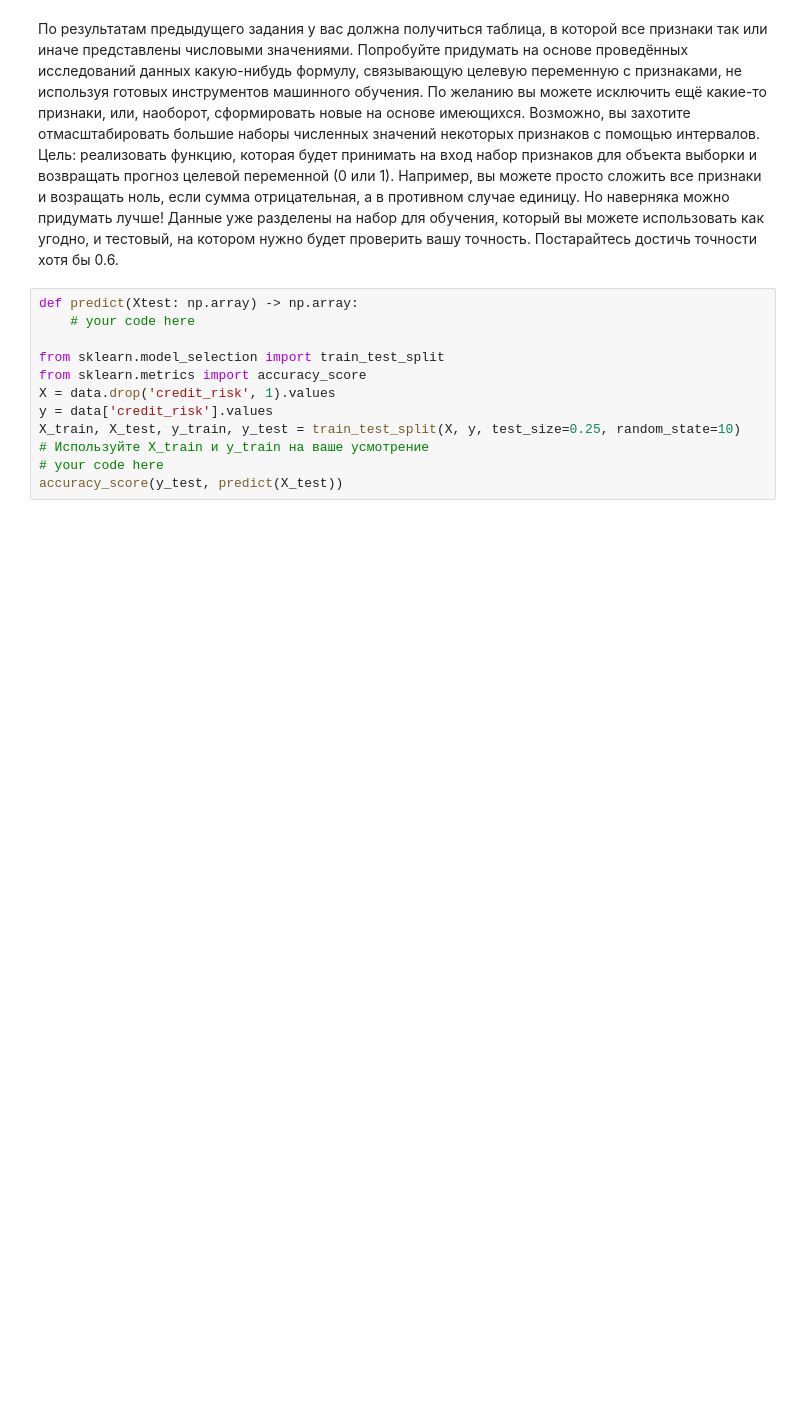
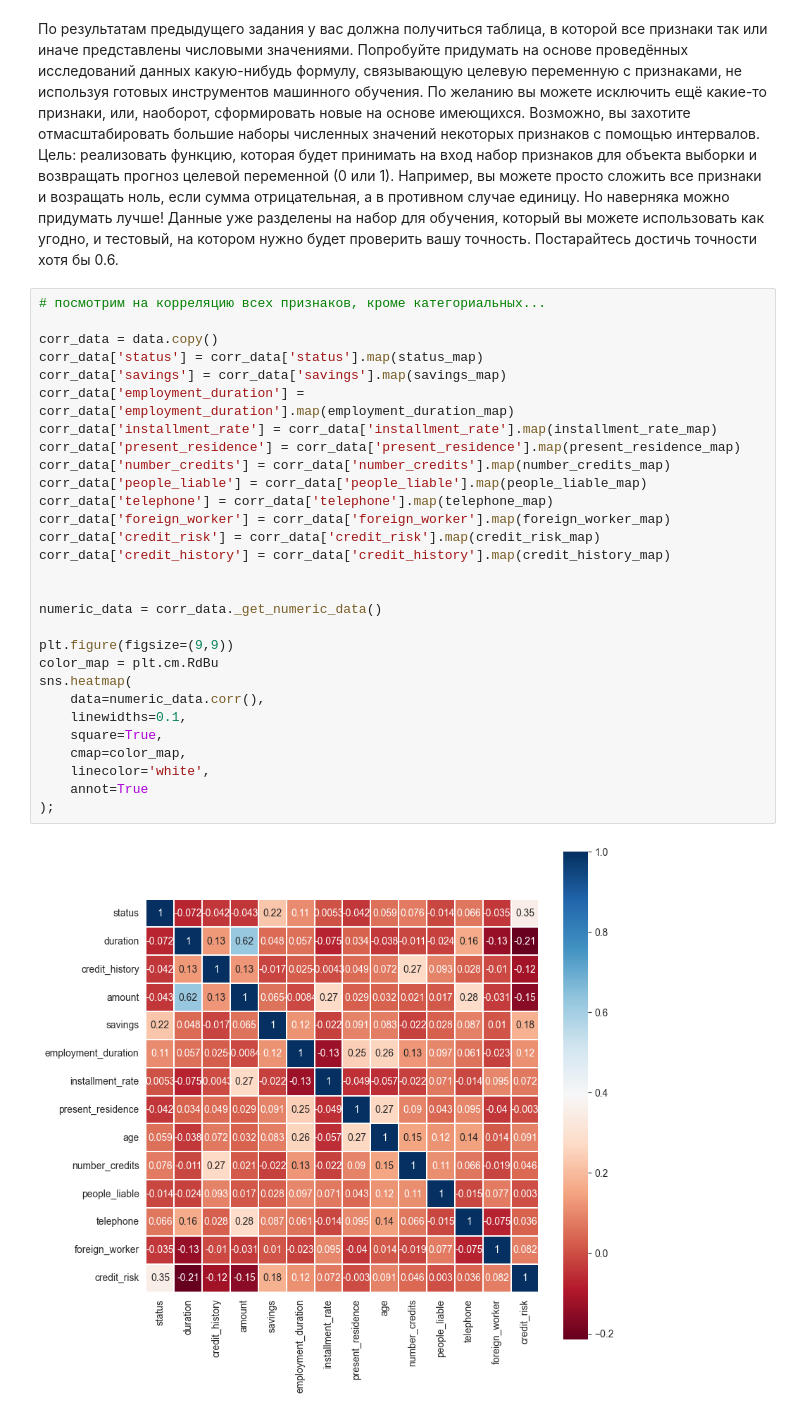
Before and after one commit to LostImagin4tion/iad-intro-ds, a Jupyter notebook: 2023/homeworks/hw03-plots/hw03-EDA.ipynb, the cells around one changed output. Saved outputs shown, nothing was run; the diff lists cells and outputs as text; blank space fills up the shorter version.

```diff
--- a/2023/homeworks/hw03-plots/hw03-EDA.ipynb
+++ b/2023/homeworks/hw03-plots/hw03-EDA.ipynb
@@ -426,15 +585,34 @@ axes.set_title('Scattering of credit duration, amount and age');
 # %% [markdown]
 По результатам предыдущего задания у вас должна получиться таблица, в которой все признаки так или иначе представлены числовыми значениями. Попробуйте придумать на основе проведённых исследований данных какую-нибудь формулу, связывающую целевую переменную с признаками, не используя готовых инструментов машинного обучения. По желанию вы можете исключить ещё какие-то признаки, или, наоборот, сформировать новые на основе имеющихся. Возможно, вы захотите отмасштабировать большие наборы численных значений некоторых признаков с помощью интервалов. Цель: реализовать функцию, которая будет принимать на вход набор признаков для объекта выборки и возвращать прогноз целевой переменной (0 или 1). Например, вы можете просто сложить все признаки и возращать ноль, если сумма отрицательная, а в противном случае единицу. Но наверняка можно придумать лучше!
 Данные уже разделены на набор для обучения, который вы можете использовать как угодно, и тестовый, на котором нужно будет проверить вашу точность. Постарайтесь достичь точности хотя бы 0.6.
-# %%
-def predict(Xtest: np.array) -> np.array:
-    # your code here
-
-from sklearn.model_selection import train_test_split
-from sklearn.metrics import accuracy_score
-X = data.drop('credit_risk', 1).values
-y = data['credit_risk'].values
-X_train, X_test, y_train, y_test = train_test_split(X, y, test_size=0.25, random_state=10)
-# Используйте X_train и y_train на ваше усмотрение
-# your code here
-accuracy_score(y_test, predict(X_test))
+# %%
+# посмотрим на корреляцию всех признаков, кроме категориальных...
+
+corr_data = data.copy()
+corr_data['status'] = corr_data['status'].map(status_map)
+corr_data['savings'] = corr_data['savings'].map(savings_map)
+corr_data['employment_duration'] = corr_data['employment_duration'].map(employment_duration_map)
+corr_data['installment_rate'] = corr_data['installment_rate'].map(installment_rate_map)
+corr_data['present_residence'] = corr_data['present_residence'].map(present_residence_map)
+corr_data['number_credits'] = corr_data['number_credits'].map(number_credits_map)
+corr_data['people_liable'] = corr_data['people_liable'].map(people_liable_map)
+corr_data['telephone'] = corr_data['telephone'].map(telephone_map)
+corr_data['foreign_worker'] = corr_data['foreign_worker'].map(foreign_worker_map)
+corr_data['credit_risk'] = corr_data['credit_risk'].map(credit_risk_map)
+corr_data['credit_history'] = corr_data['credit_history'].map(credit_history_map)
+
+
+numeric_data = corr_data._get_numeric_data()
+
+plt.figure(figsize=(9,9))
+color_map = plt.cm.RdBu
+sns.heatmap(
+    data=numeric_data.corr(),
+    linewidths=0.1,
+    square=True,
+    cmap=color_map,
+    linecolor='white',
+    annot=True
+);
+# %% [output]
+[figure, added]
```
Also changed, not shown: parts of 11 cells of this notebook.
